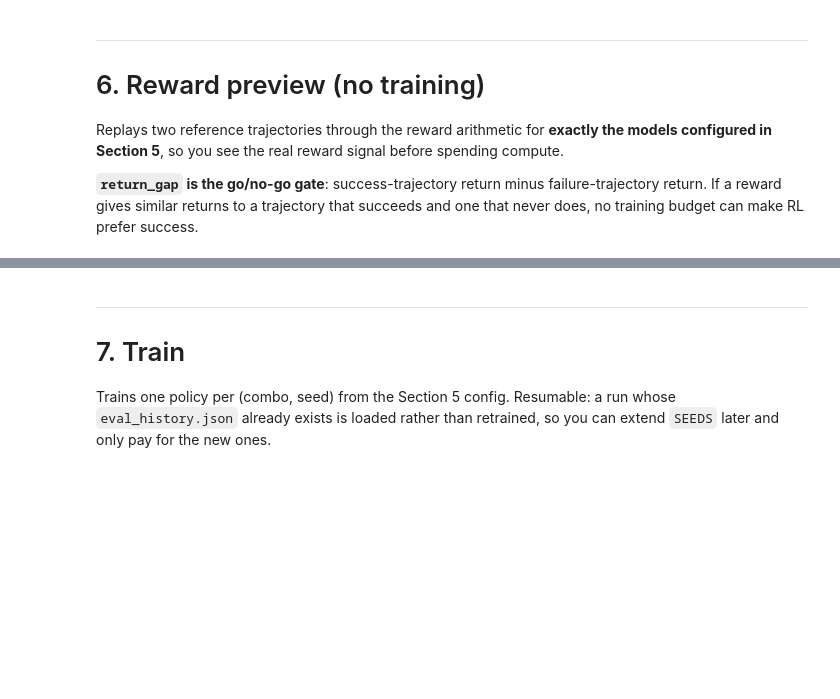
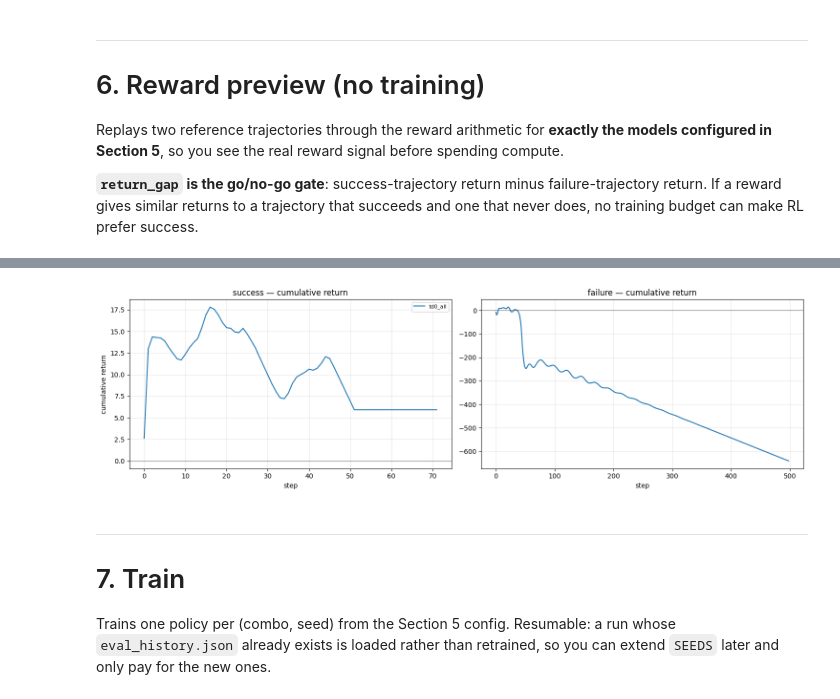
Before and after one commit to Allen-ENGI/grl-t2s, a Jupyter notebook: pipeline.ipynb, the cells around one changed output, grey strips where cells are left out. Cells and saved outputs as stored; diff of their text form; code cells hidden in the pictures; blank space fills up the shorter version.

```diff
--- a/pipeline.ipynb
+++ b/pipeline.ipynb
@@ -47,10 +55,6 @@ from env_utils import ensure_fixed_task
 
 ensure_fixed_task()
 
-DATA_RUN_NAME = 'v7'
+DATA_RUN_NAME = 'v7'          # bump: v7 predates the success-frame off-by-one fix
 data_run_dir = results.new_run_dir('data_collection', DATA_RUN_NAME,
-                                     meta={'notes': 'coupling-based stage detection'})
-plan = data_collection.default_collection_plan(expert_policy_dir=expert_run_dir,
-                                                  include_noise_variants=True)
-summary = data_collection.collect_dataset(data_run_dir, plan=plan)
-print(summary)
+                                     meta={'notes': 'off-by-one success frame fixed; wider coverage'})
@@ -161,11 +279,11 @@ Requires `t2s_run_dir` and `summary_rows` — from Section 3, or from the 4b res
 import t2s_predict
 
 # ---------------- WHAT TO TRAIN ----------------
-COMBOS      = ['td0_succ', 'td0_all']          # T2S models to train with (1 or more)
+COMBOS      = ['td0_all']          # T2S models to train with (1 or more)
 SEEDS       = [0, 1, 2]              # RL seeds; scene is fixed so this varies SAC only
-REWARD_MODE = 'difference_timed'           # 'difference' (potential-based) or 'absolute' or "difference_timed"
-TIMESTEPS   = 700_000
-SWEEP_NAME  = 'sweep_v2'
+REWARD_MODE = 'difference'           # 'difference' (potential-based) or 'absolute' or "difference_timed"
+TIMESTEPS   = 200_000
+SWEEP_NAME  = 'sweep_v3_difference'
 
 # ---------------- T2S CHECKPOINT SELECTION ----------------
 # by default use the best Stage-3 seed per combo; override any entry manually
@@ -227,3 +365,23 @@ reward_preview.plot_reward_preview(
+# %%
+import numpy as np, matplotlib.pyplot as plt
+import reward_preview
+
+fig, axes = plt.subplots(1, 2, figsize=(15, 4.5))
+for ax, (scenario, traj) in zip(axes, trajectories.items()):
+    for combo, fn in PREDICTORS.items():
+        preds = np.array([fn(o) for o in traj['obs']])
+        r = reward_preview.compute_step_rewards(preds, 'difference_timed')
+        ss = traj.get('success_step')
+        if ss is not None and len(r):
+            r = r.copy(); r[ss:] = 0.0
+        ax.plot(np.cumsum(r), label=combo)
+    ax.axhline(0, color='black', lw=0.8, alpha=0.5)
+    ax.set_title(f'{scenario} — cumulative return'); ax.set_xlabel('step')
+    ax.grid(alpha=0.3)
+axes[0].set_ylabel('cumulative return'); axes[0].legend(fontsize=8)
+plt.tight_layout(); plt.show()
+# %% [output]
+[figure, added]
 # %% [markdown]
 ---
 # 7. Train
```
Also changed, not shown: parts of 21 cells of this notebook, 5 other files.
